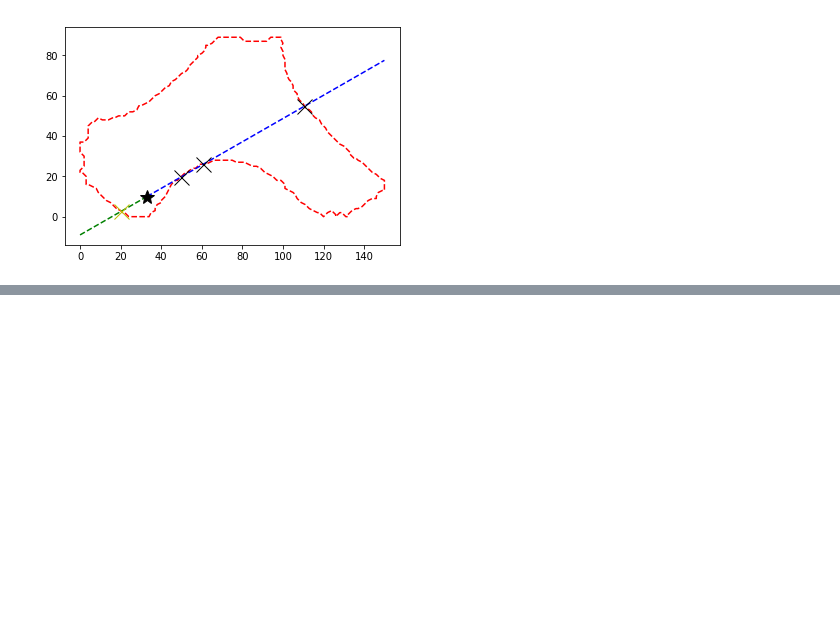
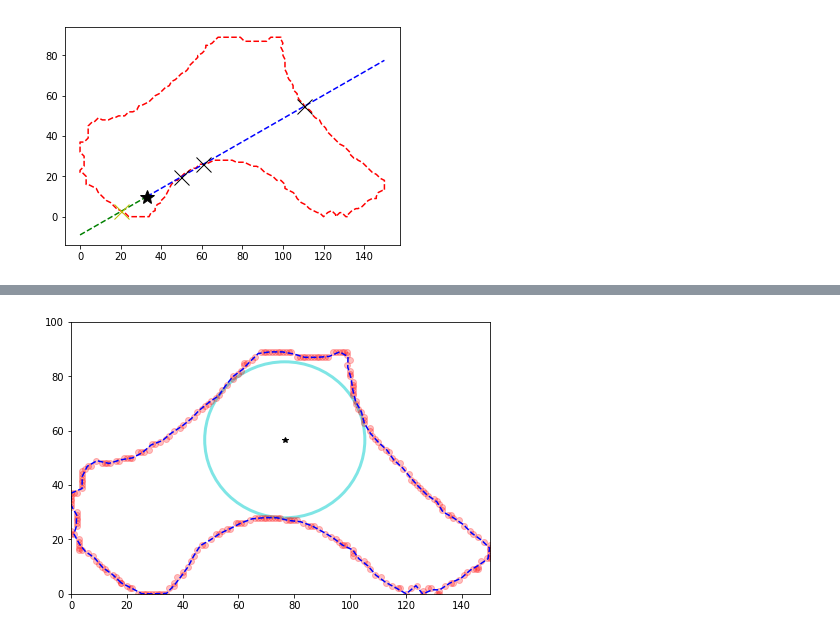
Before and after one commit to mpaquette/notebooks, a Jupyter notebook: circle-approx-histo-diff.ipynb, the cells around one changed output, grey strips where cells are left out. Drawn from its saved outputs; the diff is of its cells as text; code cells hidden in the pictures; blank space fills up the shorter version.

```diff
--- a/circle-approx-histo-diff.ipynb
+++ b/circle-approx-histo-diff.ipynb
@@ -319,0 +453,23 @@ pts_max2 = np.array([xint2[indx2], yint2[indx2]])
+# %%
+# find inscribed circle
+max_d = 0
+max_v = None
+for v in vor.vertices:
+    spts  = geometry.Point(v[0], v[1])
+    if concave_hull.contains(spts):
+        _, _, d = closest_node(v, t)
+        if d > max_d:
+            max_d = d
+            max_v = v
+# %%
+fig, ax = pl.subplots(figsize=(7.5,5))
+pl.plot(t[:,0], t[:,1], 'ro', alpha=0.25)
+pl.plot(x_new, y_new, 'b--')
+pl.plot(max_v[0], max_v[1], '*k')
+circle = pl.Circle(max_v, radius=max_d, facecolor='none', edgecolor=(0, 0.8, 0.8), linewidth=3, alpha=0.5)
+ax.add_patch(circle)
+pl.xlim(0,150)
+pl.ylim(0,100)
+pl.show()
+# %% [output]
+[figure, added]
```
Also changed, not shown: parts of 44 cells of this notebook, 1 other file.
